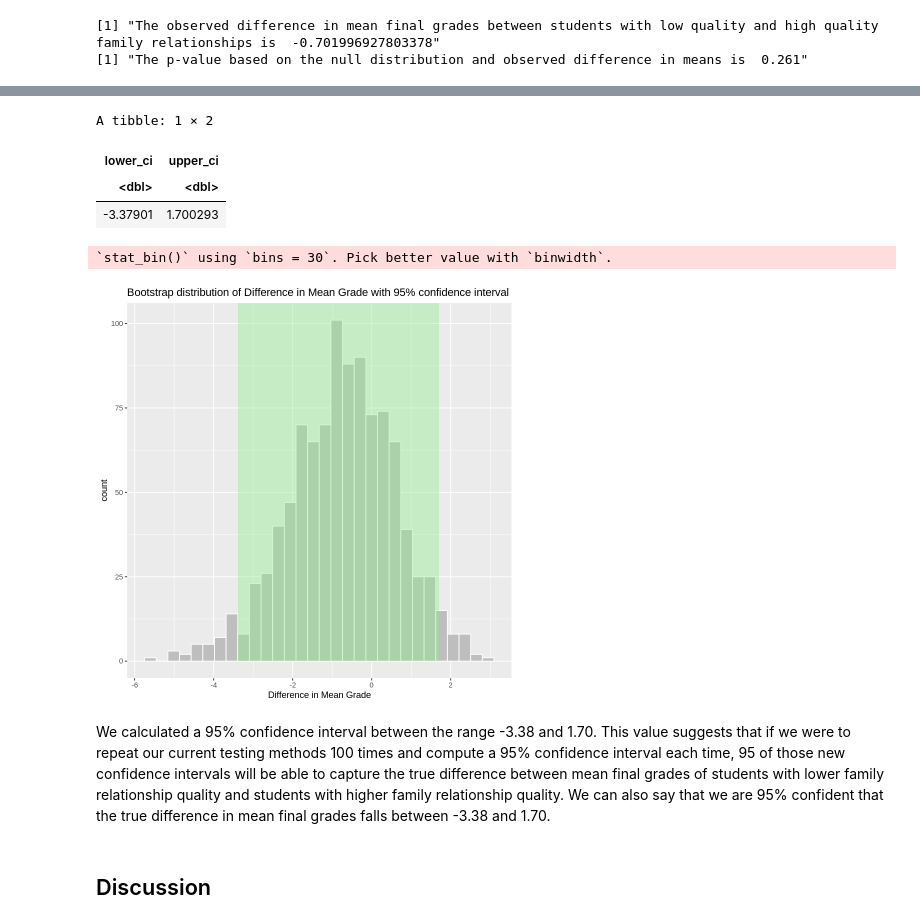
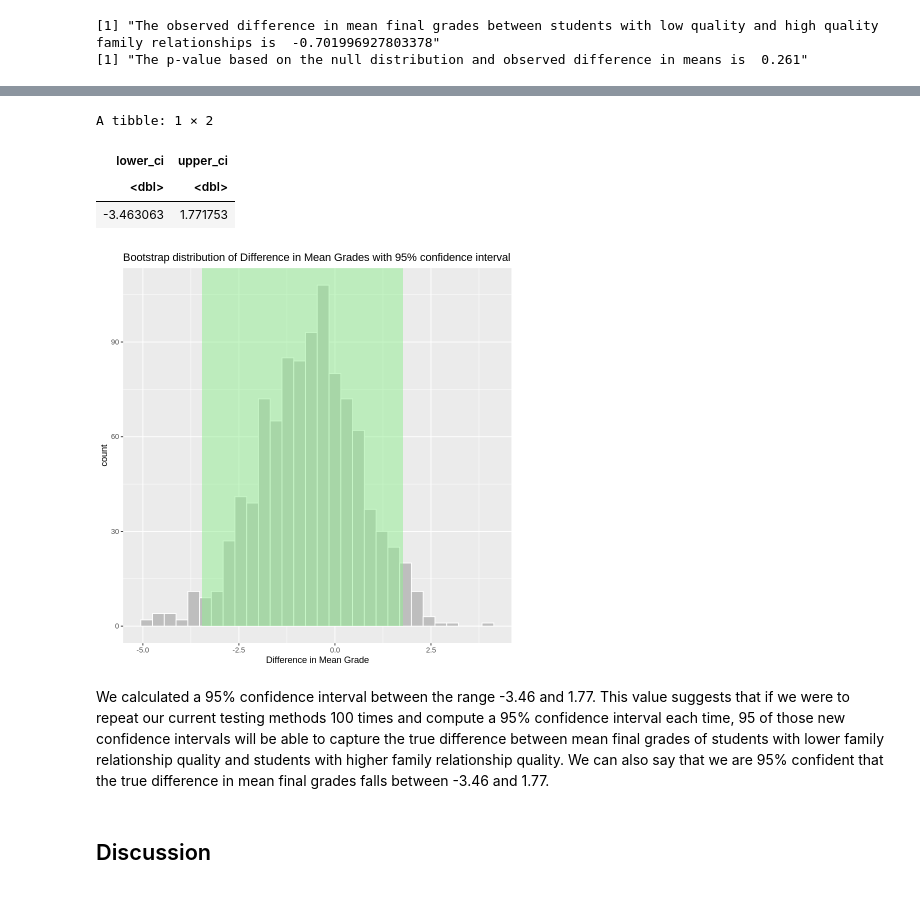
Before and after one commit to mostafaishraq/Impact-of-Family-Relationships-on-Academic-Perfomance-of-Students, a Jupyter notebook: Group 41 - Project.ipynb, the cells around one changed output, grey strips where cells are left out. Drawn from its saved outputs; the diff is of its cells as text; code cells hidden in the pictures.

```diff
--- a/Group 41 - Project.ipynb
+++ b/Group 41 - Project.ipynb
@@ -276,5 +277,5 @@ A infer: 6 × 2
 # %%
-confidence_interval_of_diff_in_means <- diff_in_means_bootstrap_dist %>%
+confidence_interval_of_diff_in_means <- bootstrap_dist_of_diff_in_means %>%
     get_confidence_interval(level = 0.95, type = "percentile")
 
 confidence_interval_of_diff_in_means
@@ -282,29 +283,29 @@ confidence_interval_of_diff_in_means
 A tibble: 1 × 2
 | lower_ci | upper_ci |
 | <dbl> | <dbl> |
-| -3.37901 | 1.700293 |
+| -3.463063 | 1.771753 |
 # %%
 confidence_interval_bootstrap_plot <-
     bootstrap_dist_of_diff_in_means %>%
     ggplot(aes(x = stat)) +
     geom_histogram(colour = "white",
-                   fill = "grey") +
+                   fill = "grey",
+                   bins = 30) +
     annotate("rect",
              xmin = confidence_interval_of_diff_in_means$lower_ci,
              xmax = confidence_interval_of_diff_in_means$upper_ci,
              ymin = 0,
              ymax = Inf,
              fill = "lightgreen",
-             alpha = 0.4) +
-    labs(title = "Bootstrap distribution of Difference in Mean Grade with 95% confidence interval",
+             alpha = 0.5) +
+    labs(title = "Bootstrap distribution of Difference in Mean Grades with 95% confidence interval",
          x = "Difference in Mean Grade")
 
 confidence_interval_bootstrap_plot
 # %% [output]
-`stat_bin()` using `bins = 30`. Pick better value with `binwidth`.
-[figure, old version]
+[figure, new version]
 # %% [markdown]
-We calculated a 95% confidence interval between the range -3.38 and 1.70. This value suggests that if we were to repeat our current testing methods 100 times and compute a 95% confidence interval each time, 95 of those new confidence intervals will be able to capture the true difference between mean final grades of students with lower family relationship quality and students with higher family relationship quality. We can also say that we are 95% confident that the true difference in mean final grades falls between -3.38 and 1.70.
+We calculated a 95% confidence interval between the range -3.46 and 1.77. This value suggests that if we were to repeat our current testing methods 100 times and compute a 95% confidence interval each time, 95 of those new confidence intervals will be able to capture the true difference between mean final grades of students with lower family relationship quality and students with higher family relationship quality. We can also say that we are 95% confident that the true difference in mean final grades falls between -3.46 and 1.77.
 # %% [markdown]
 ## Discussion
 # %% [markdown]
```
Also changed, not shown: parts of 10 cells of this notebook, 1 other file.
